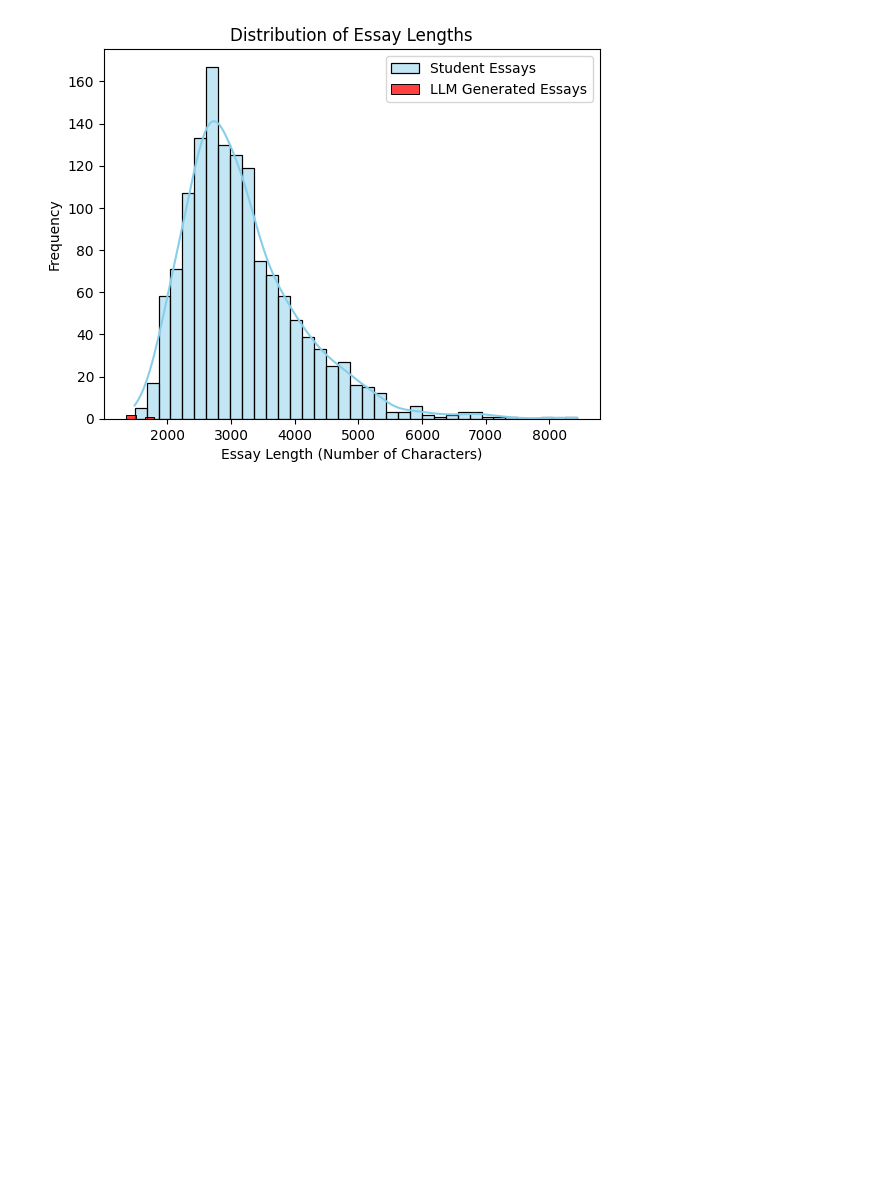
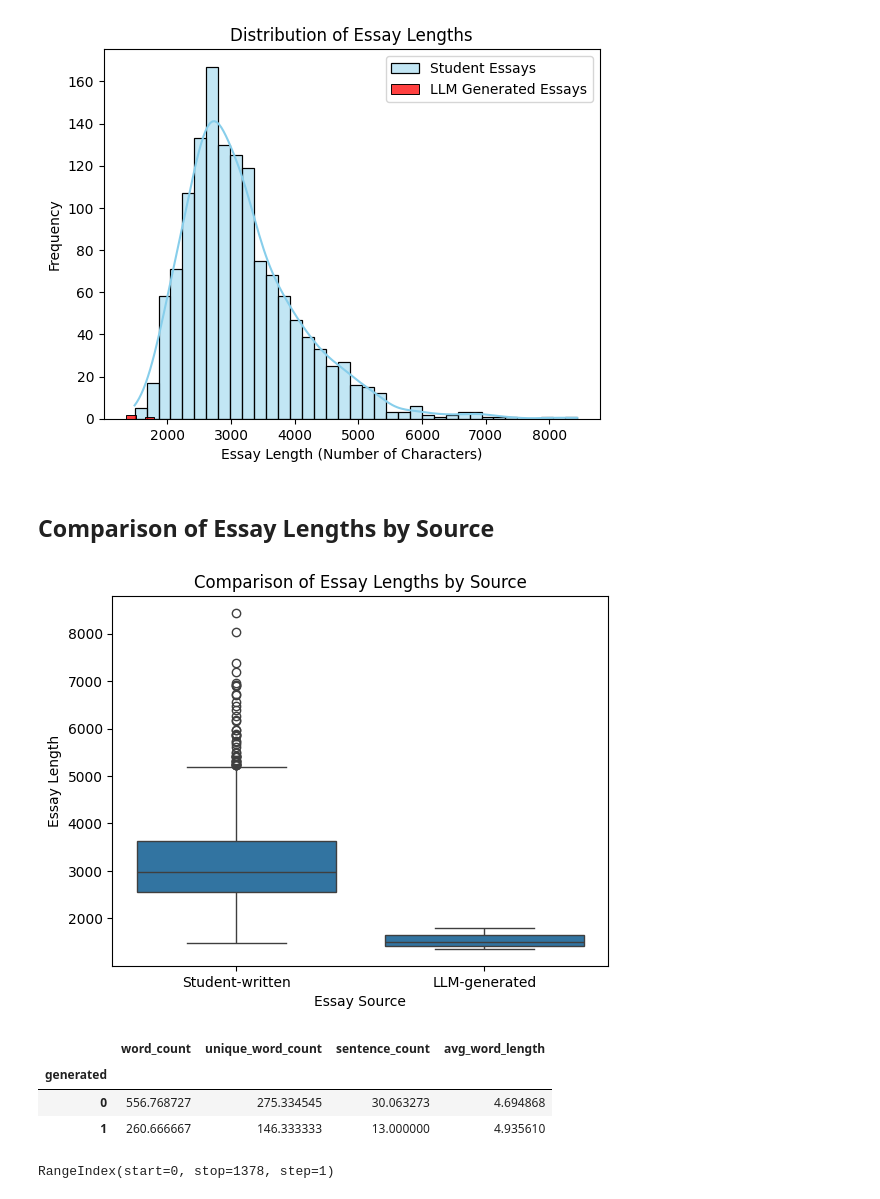
Before and after one commit to Terryluo/LLM---Detect-AI-Generated-Text, a Jupyter notebook: LLM - Detect AI Generated Text.ipynb, the cells around one changed output. Saved outputs shown, nothing was run; the diff lists cells and outputs as text; code cells hidden in the pictures; blank space fills up the shorter version.

Commit message:
Compare Length by Source

```diff
--- a/LLM - Detect AI Generated Text.ipynb
+++ b/LLM - Detect AI Generated Text.ipynb
@@ -147,3 +147,49 @@ plt.legend()
 plt.show()
 # %% [output]
 [figure]
+# %% [markdown]
+## Comparison of Essay Lengths by Source
+# %%
+sns.boxplot(x='generated', y='essay_length', data=train_essays)
+plt.title('Comparison of Essay Lengths by Source')
+plt.xlabel('Essay Source')
+plt.ylabel('Essay Length')
+plt.xticks([0, 1], ['Student-written', 'LLM-generated'])
+plt.show()
+# %% [output]
+[figure, added]
+# %%
+def calculate_text_metrics_simple(text):
+    words = text.split()
+    sentences = text.split('.')
+    word_count = len(words)
+    unique_word_count = len(set(words))
+    sentence_count = len(sentences)
+    avg_word_length = sum(len(word) for word in words) / word_count if word_count > 0 else 0
+    return word_count, unique_word_count, sentence_count, avg_word_length
+
+# Apply the function to the 'text' column
+train_essays['metrics'] = train_essays['text'].apply(calculate_text_metrics_simple)
+
+# Expand the 'metrics' column into separate columns
+train_essays[
+    ['word_count', 'unique_word_count', 'sentence_count', 'avg_word_length']
+] = pd.DataFrame(train_essays['metrics'].tolist(), index=train_essays.index)
+
+# Drop the 'metrics' column as it's no longer needed
+train_essays.drop('metrics', axis=1, inplace=True)
+
+# Group by 'generated' to compare these metrics between student-written and LLM_generated essays
+comparison_metrics = train_essays.groupby('generated')[
+    ['word_count', 'unique_word_count', 'sentence_count', 'avg_word_length']
+].mean()
+comparison_metrics
+# %% [output]
+|  | word_count | unique_word_count | sentence_count | avg_word_length |
+| generated |  |  |  |  |
+| 0 | 556.768727 | 275.334545 | 30.063273 | 4.694868 |
+| 1 | 260.666667 | 146.333333 | 13.000000 | 4.935610 |
+# %%
+train_essays.index
+# %% [output]
+RangeIndex(start=0, stop=1378, step=1)
```
Also changed, not shown: parts of 1 cell of this notebook, 1 other file.
